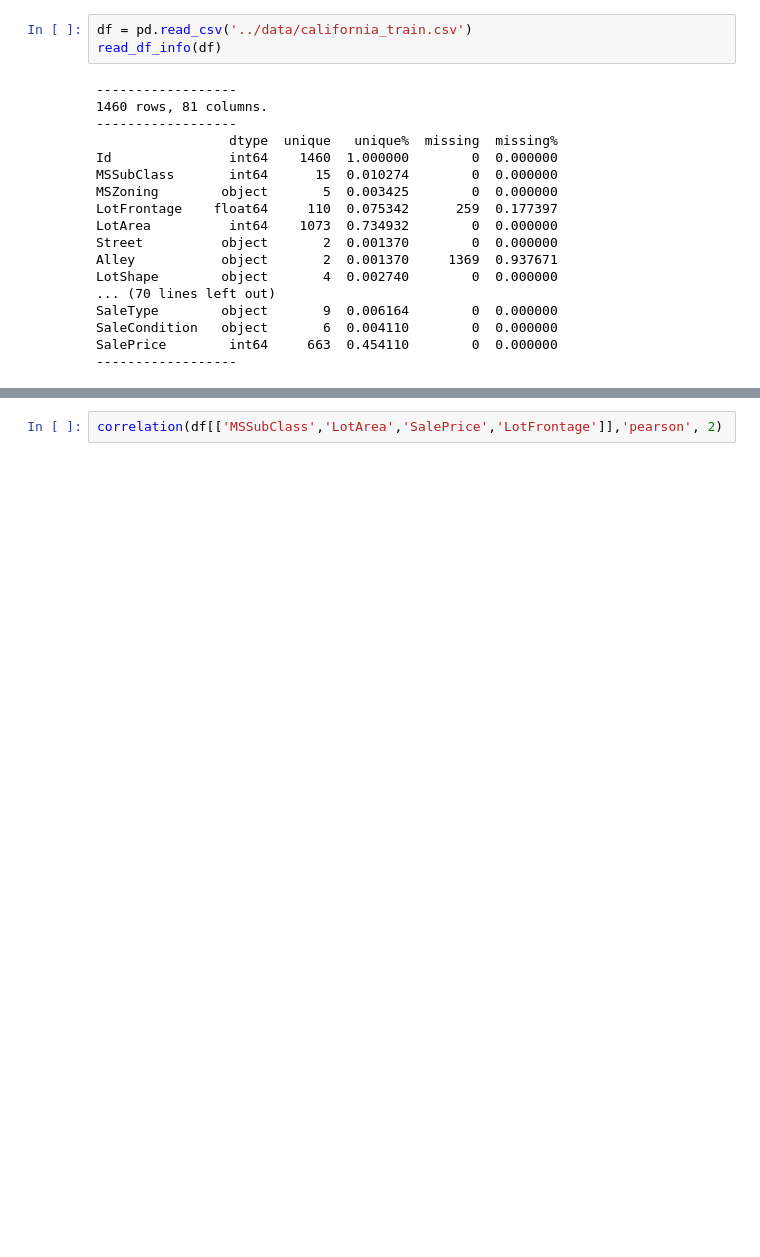
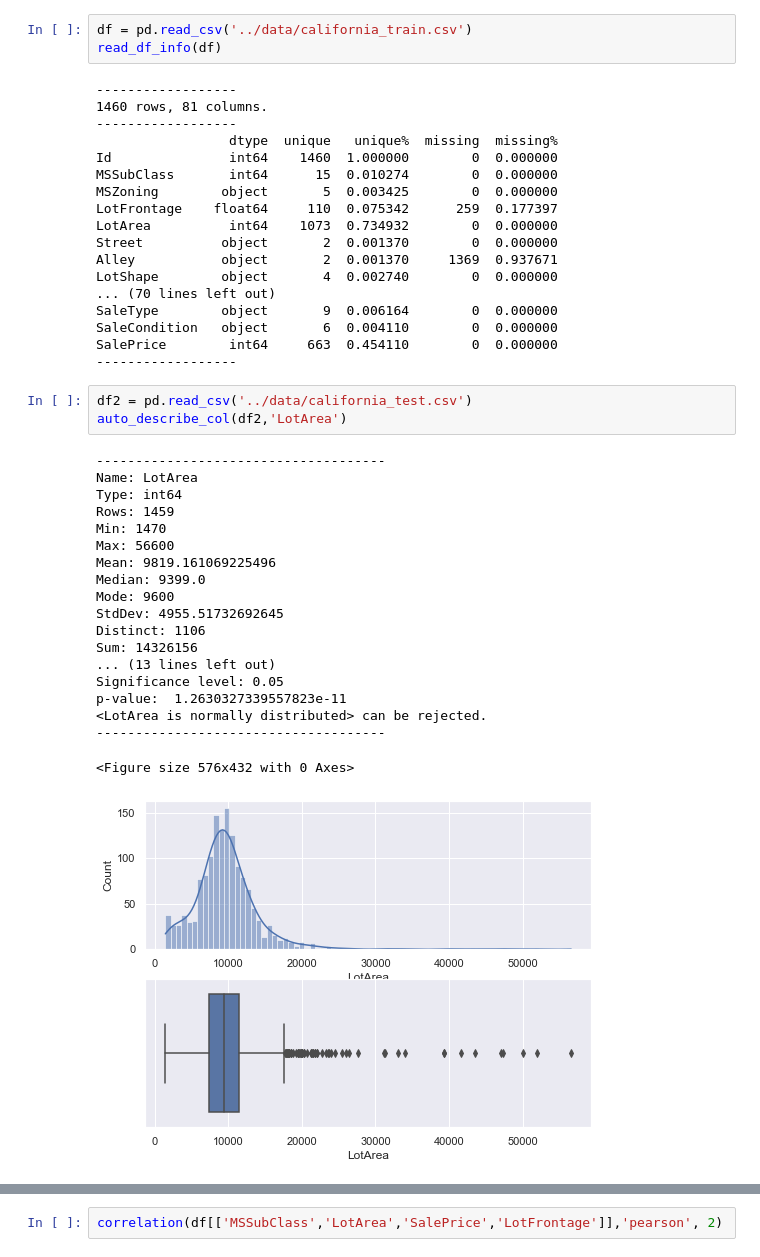
Before and after one commit to HunterKruger/Layzee, a Jupyter notebook: examples/test_dataframe_observer.ipynb, the cells around one changed output, grey strips where cells are left out. Drawn from its saved outputs; the diff is of its cells as text; blank space fills up the shorter version.

```diff
--- a/examples/test_dataframe_observer.ipynb
+++ b/examples/test_dataframe_observer.ipynb
@@ -24,3 +24,26 @@ SaleType        object       9  0.006164        0  0.000000
 SaleCondition   object       6  0.004110        0  0.000000
 SalePrice        int64     663  0.454110        0  0.000000
 ------------------
+# %%
+df2 = pd.read_csv('../data/california_test.csv')
+auto_describe_col(df2,'LotArea')
+# %% [output]
+-------------------------------------
+Name: LotArea
+Type: int64
+Rows: 1459
+Min: 1470
+Max: 56600
+Mean: 9819.161069225496
+Median: 9399.0
+Mode: 9600
+StdDev: 4955.51732692645
+Distinct: 1106
+Sum: 14326156
+... (13 lines left out)
+Significance level: 0.05
+p-value:  1.2630327339557823e-11
+<LotArea is normally distributed> can be rejected.
+-------------------------------------
+<Figure size 576x432 with 0 Axes>
+[figure, added]
```
Also changed, not shown: parts of 1 cell of this notebook, 6 other files.
